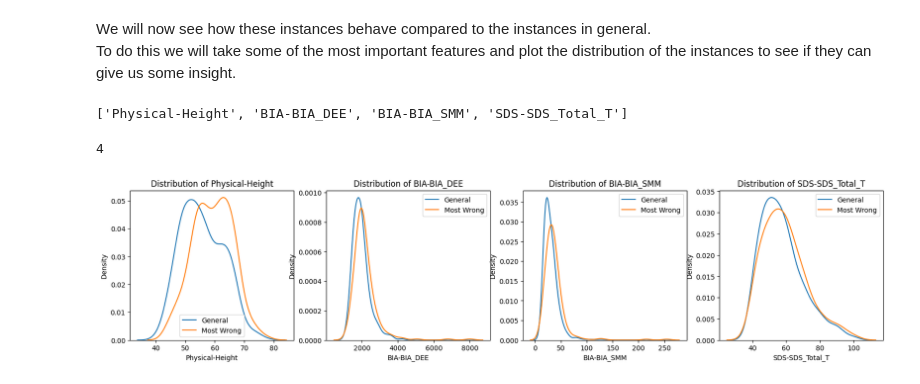
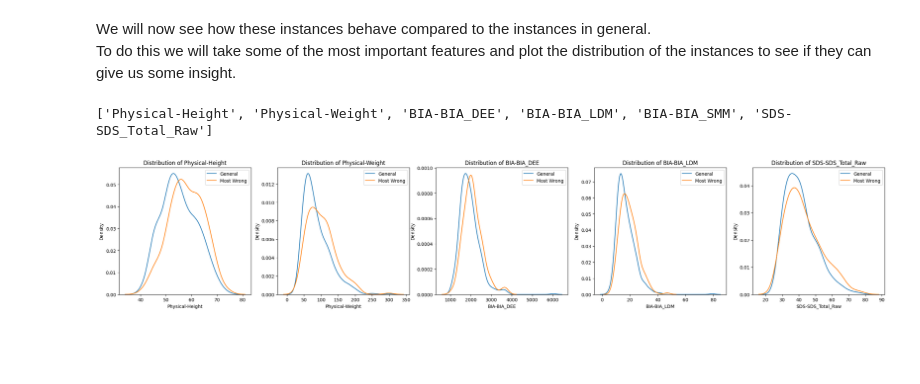
Before and after one commit to Pizz0x/Child-Mind, a Jupyter notebook: 2_RandomForest.ipynb, the cells around one changed output. Cells and saved outputs as stored; diff of their text form; code cells hidden in the pictures; blank space fills up the shorter version.

```diff
--- a/2_RandomForest.ipynb
+++ b/2_RandomForest.ipynb
@@ -100,0 +109,14 @@ for i, col in enumerate(oh.get_feature_names_out()):
+# %%
+baseline_accuracy = y_test.value_counts().max() / y_test.value_counts().sum()
+print (f"Majority class accuracy: {baseline_accuracy:.3f}")
+# our goal is to have a model that can predict better than the naive classifier
+
+from sklearn.ensemble import RandomForestClassifier
+from sklearn.metrics import accuracy_score
+model = RandomForestClassifier()
+model.fit(new_X_train, y_train)
+
+test_acc = accuracy_score(y_true = y_test, y_pred = model.predict(new_X_test) )
+print ("Test Accuracy: {:.3f}".format(test_acc) )
+
+#print(model.feature_importances_)
@@ -214,7 +242,8 @@ It's a quite slow method but it's more precise than the embedded approach since
 This time I will create the classifier with the hyperparameter tuned according to the last model with balanced class weight, since we have already computed the cross-validation.
 # %%
 from sklearn.feature_selection import RFECV
-model = RandomForestClassifier(class_weight='balanced', bootstrap=True, max_depth=10, max_leaf_nodes=100, min_samples_split=2, n_estimators=200)
+boot, max_depth, max_leaf, min_samp, n_est = tuned_model.best_params_.values()
+model = RandomForestClassifier(class_weight='balanced', n_estimators=n_est, max_leaf_nodes=max_leaf, max_depth=max_depth, min_samples_split=min_samp, bootstrap=boot)
 selector = RFECV(model, step=5, cv=5, scoring='accuracy', n_jobs=-1)
 selector.fit(new_X_train, y_train)
 X_train_subset = new_X_train.iloc[:, selector.support_]
@@ -271,11 +381,11 @@ The most important features are the one related to physical measures, sleep dist
 We are now interested in investigating the instances that are reflected as the most wrong predictions. <br>
 For most wrong predictions we mean the instances that the model thought were of a class label, but are of another.
 # %%
-y_proba = base_model.predict_proba(X_test_subset) # for each instances get the probability that it belongs to each class
+y_proba = model.predict_proba(X_test_subset) # for each instances get the probability that it belongs to each class
 confidence = np.max(y_proba, axis=1) # we get with what probability an instance was mapped to a class label
 results_df = pd.DataFrame({
     'true_label': y_test,
-    'pred_label': base_model.predict(X_test_subset),
+    'pred_label': model.predict(X_test_subset),
     'confidence': confidence
 })
 results_df['correct'] = results_df['true_label'] == results_df['pred_label']
@@ -301,27 +411,29 @@ We can see that the instances that were most confident about their results but s
 We will now see how these instances behave compared to the instances in general. <br>
 To do this we will take some of the most important features and plot the distribution of the instances to see if they can give us some insight.
 # %%
-feature_names = new_X_train.columns.tolist()
+feature_names = X_train_subset.columns.tolist()
 
-important_features = [name for name, importance in zip(feature_names, tuned_model.best_estimator_.feature_importances_) if importance > 0.035]
+important_features = [name for name, importance in zip(feature_names, model.feature_importances_) if importance > 0.032]
 print(important_features)
+# i remove one of the features just to improve readability of the graphs
+important_features.remove('BIA-BIA_SMM')
+n = len(important_features)
 # %% [output]
-['Physical-Height', 'BIA-BIA_DEE', 'BIA-BIA_SMM', 'SDS-SDS_Total_T']
+['Physical-Height', 'Physical-Weight', 'BIA-BIA_DEE', 'BIA-BIA_LDM', 'BIA-BIA_SMM', 'SDS-SDS_Total_Raw']
-4
 # %%
 import seaborn as sns
-fig, ax = plt.subplots(1, 4, figsize=(20,4))
+fig, ax = plt.subplots(1, n, figsize=(n*6,n))
 
 for i in range(len(important_features)):
     sns.kdeplot(X_test_subset[important_features[i]], label='General', ax=ax[i])
     sns.kdeplot(X_test_subset.loc[most_wrong['index']][important_features[i]], label='Most Wrong', ax=ax[i])
 
     ax[i].legend()
     ax[i].set_xlabel(important_features[i])
     ax[i].set_ylabel('Density')
     ax[i].set_title(f'Distribution of {important_features[i]}')
 # %% [output]
-[figure, old version]
+[figure, new version]
 # %%
 most_correct = results_df[results_df['correct']].sort_values(by='confidence', ascending=False).head(500)
 print(most_correct.head(10))
```
Also changed, not shown: parts of 24 cells of this notebook, 19 other files.
